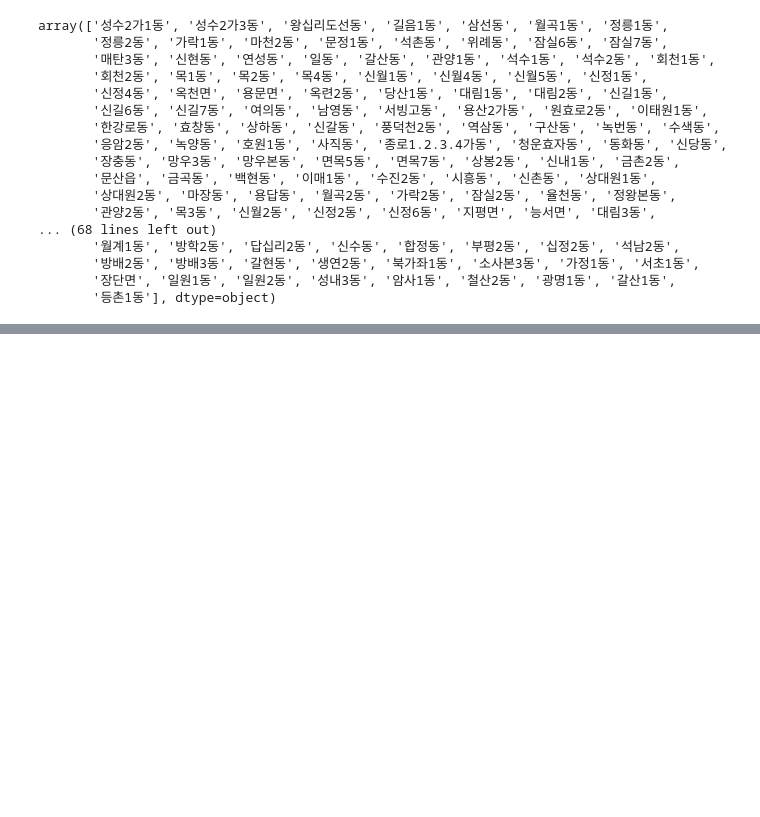
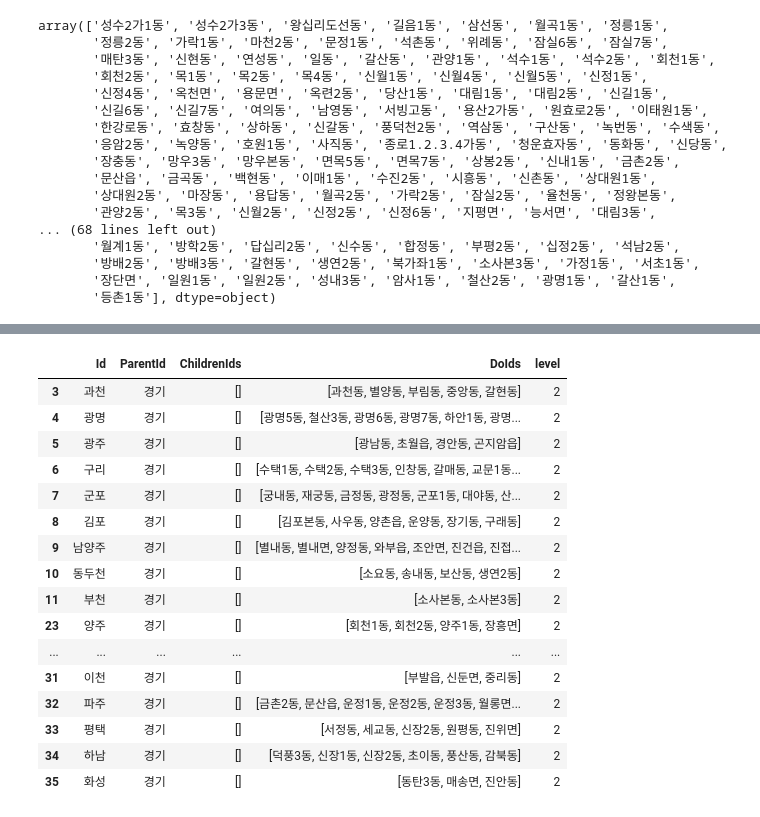
Before and after one commit to ksy52081/KnowledgeGraphSampleData, a Jupyter notebook: ClusterAnalysis.ipynb, the cells around one changed output, grey strips where cells are left out. Drawn from its saved outputs; the diff is of its cells as text; code cells hidden in the pictures; blank space fills up the shorter version.

```diff
--- a/ClusterAnalysis.ipynb
+++ b/ClusterAnalysis.ipynb
@@ -130,0 +207,9 @@ gyeongi_df = gyeongi_df[gyeongi_df['Region'] != '시흥시']
+# %%
+# 여기의 Children은 없다.
+gyeongi_df1_1["ChildrenIds"]="[]"
+
+# level은 2 이다.
+gyeongi_df1_1["level"]=2
+
+# OB를 DoIds로 이름을 바꾼다.
+gyeongi_df1_1=gyeongi_df1_1.rename(columns={"OB": 'DoIds'})
@@ -130,0 +227,23 @@ gyeongi_df = gyeongi_df[gyeongi_df['Region'] != '시흥시']
+# %%
+gyeongi_df1_1= gyeongi_df1_1[['Id', 'ParentId','ChildrenIds', 'DoIds', 'level']]
+# %%
+# gyeongi_df1_1 최종본
+gyeongi_df1_1
+# %% [output]
+|  | Id | ParentId | ChildrenIds | DoIds | level |
+| 3 | 과천 | 경기 | [] | [과천동, 별양동, 부림동, 중앙동, 갈현동] | 2 |
+| 4 | 광명 | 경기 | [] | [광명5동, 철산3동, 광명6동, 광명7동, 하안1동, 광명... | 2 |
+| 5 | 광주 | 경기 | [] | [광남동, 초월읍, 경안동, 곤지암읍] | 2 |
+| 6 | 구리 | 경기 | [] | [수택1동, 수택2동, 수택3동, 인창동, 갈매동, 교문1동... | 2 |
+| 7 | 군포 | 경기 | [] | [궁내동, 재궁동, 금정동, 광정동, 군포1동, 대야동, 산... | 2 |
+| 8 | 김포 | 경기 | [] | [김포본동, 사우동, 양촌읍, 운양동, 장기동, 구래동] | 2 |
+| 9 | 남양주 | 경기 | [] | [별내동, 별내면, 양정동, 와부읍, 조안면, 진건읍, 진접... | 2 |
+| 10 | 동두천 | 경기 | [] | [소요동, 송내동, 보산동, 생연2동] | 2 |
+| 11 | 부천 | 경기 | [] | [소사본동, 소사본3동] | 2 |
+| 23 | 양주 | 경기 | [] | [회천1동, 회천2동, 양주1동, 장흥면] | 2 |
+| ... | ... | ... | ... | ... | ... |
+| 31 | 이천 | 경기 | [] | [부발읍, 신둔면, 중리동] | 2 |
+| 32 | 파주 | 경기 | [] | [금촌2동, 문산읍, 운정1동, 운정2동, 운정3동, 월롱면... | 2 |
+| 33 | 평택 | 경기 | [] | [서정동, 세교동, 신장2동, 원평동, 진위면] | 2 |
+| 34 | 하남 | 경기 | [] | [덕풍3동, 신장1동, 신장2동, 초이동, 풍산동, 감북동] | 2 |
+| 35 | 화성 | 경기 | [] | [동탄3동, 매송면, 진안동] | 2 |
```
Also changed, not shown: parts of 8 cells of this notebook.
